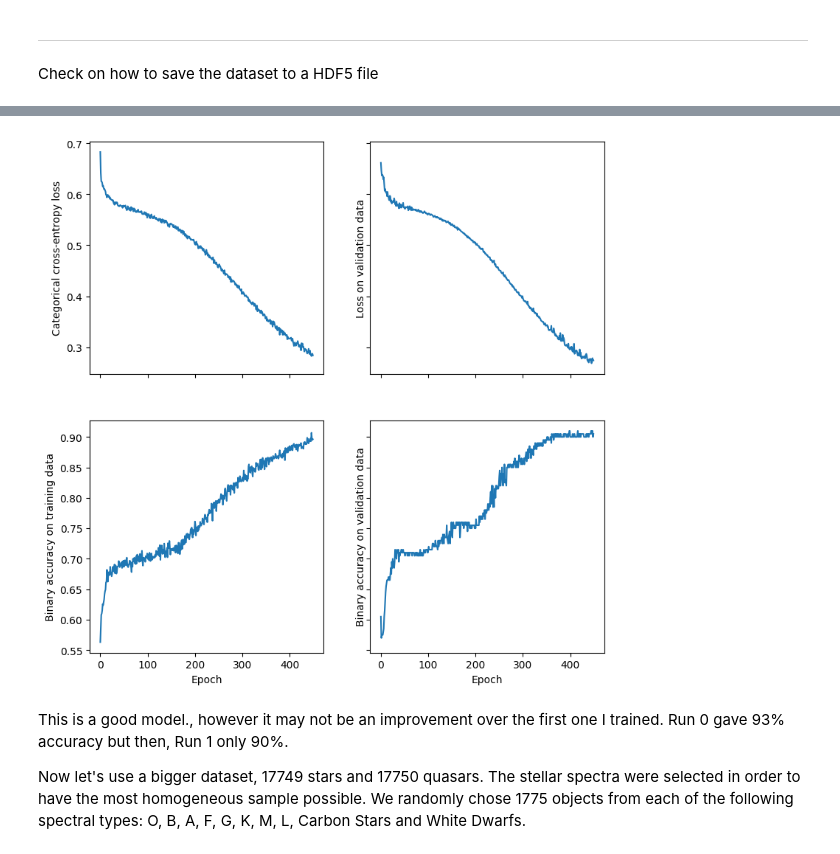
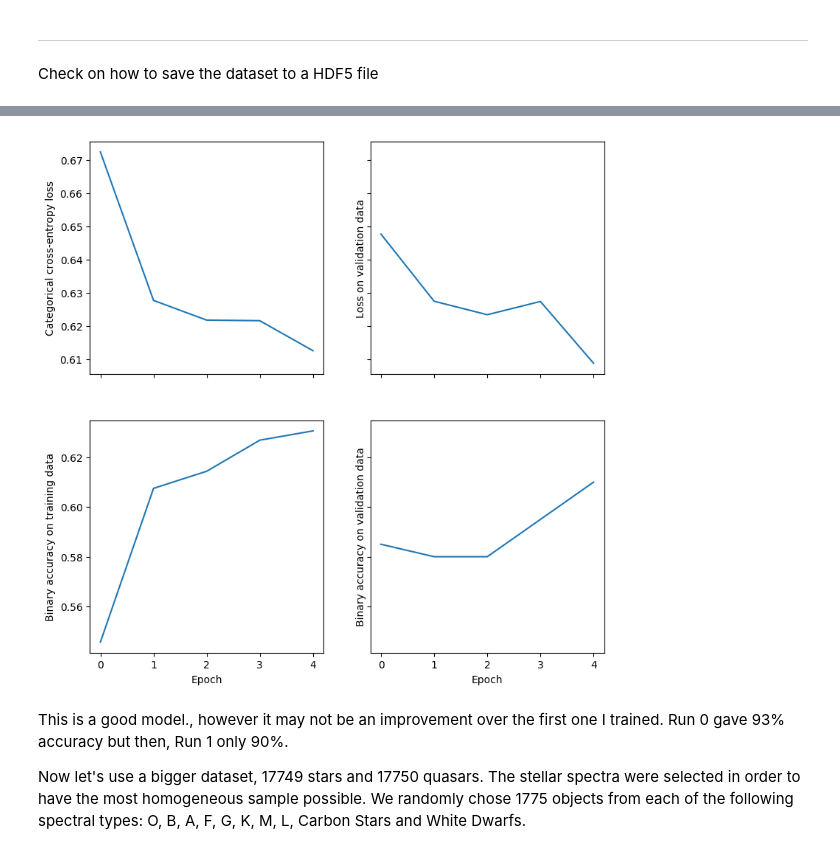
Before and after one commit to ManuelSolimano/mqc-nets, a Jupyter notebook: Colab Notebooks/modelling.ipynb, the cells around one changed output, grey strips where cells are left out. Drawn from its saved outputs; the diff is of its cells as text; code cells hidden in the pictures.

```diff
--- a/Colab Notebooks/modelling.ipynb
+++ b/Colab Notebooks/modelling.ipynb
@@ -54,9 +54,14 @@ from collections.abc import Iterable
 def stringify_dict(metadata):
 
   for key in metadata:
-    if isinstance(metadata[key], Iterable):
+    if isinstance(metadata[key], dict):
       for subkey in metadata[key]:
         metadata[key][subkey] = str(metadata[key][subkey])
+
+    elif isinstance(metadata[key], list):
+      for elem in metadata[key]:
+        elem = str(elem)
+
     else:
       metadata[key] = str(metadata[key])
 
@@ -133,7 +138,7 @@ model.add(Dense(2, activation='softmax'))
 model.compile(loss=keras.losses.categorical_crossentropy,
               optimizer=keras.optimizers.SGD(**sgdparams),
              metrics=['binary_accuracy'])
-training = model.fit(x_train, y_train, epochs=450, batch_size=40,
+training = model.fit(x_train, y_train, epochs=5, batch_size=40,
                      validation_data=(x_val, y_val), verbose=0)
 metrics = model.evaluate(x_test, y_test, batch_size=40)
 
@@ -149 +154 @@ Wall time: 3min 20s
-[figure, old version]
+[figure, new version]
```
Also changed, not shown: parts of 12 cells of this notebook, 7 other files.
